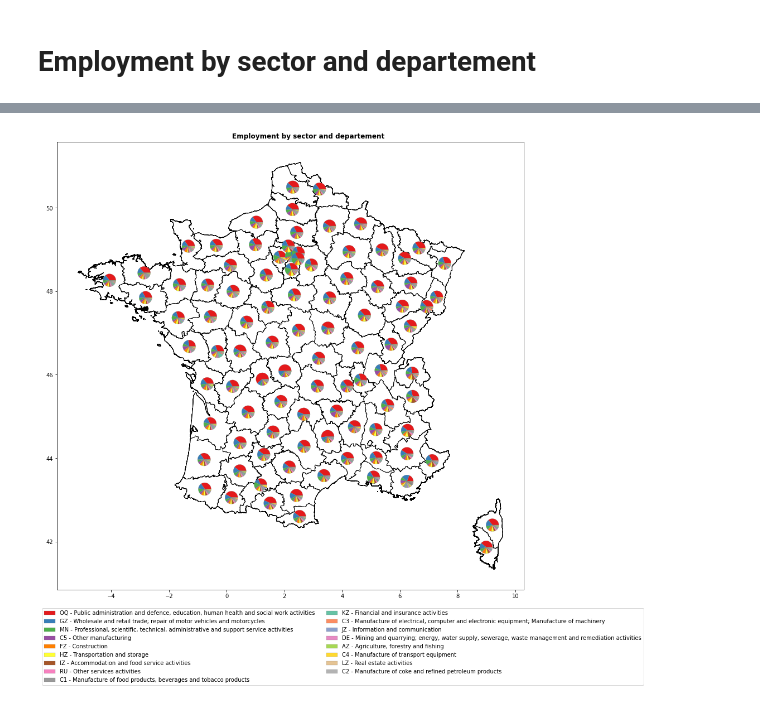
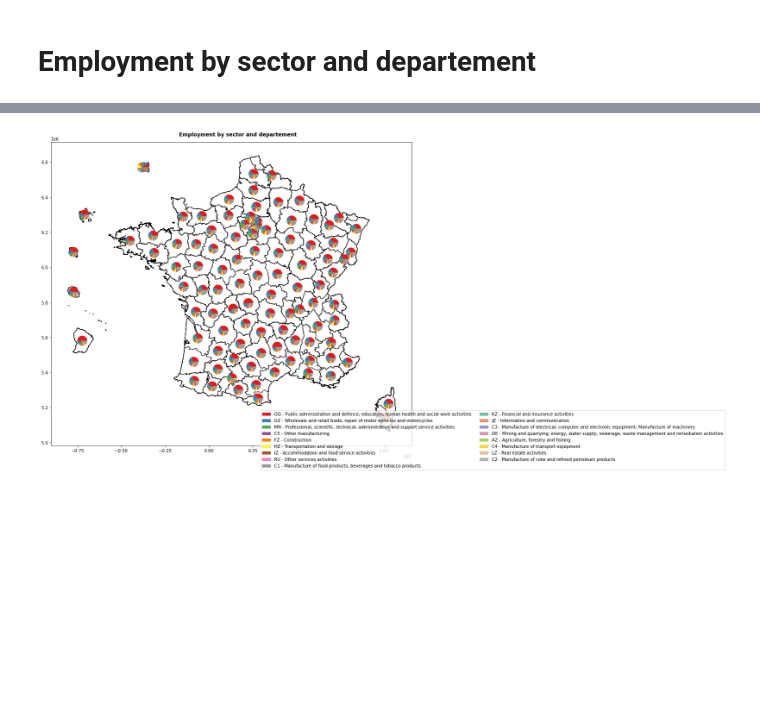
Before and after one commit to tfardet/pynsee, a Jupyter notebook: docs/examples/example_empl_sector_dep.ipynb, the cells around one changed output, grey strips where cells are left out. Drawn from its saved outputs; the diff is of its cells as text; code cells hidden in the pictures; blank space fills up the shorter version.

Commit message:
example empl sect dep update
Former-commit-id: c257a60b749405c4aa97686485b867e6d5eb4fed

```diff
--- a/docs/examples/example_empl_sector_dep.ipynb
+++ b/docs/examples/example_empl_sector_dep.ipynb
@@ -29,9 +27,12 @@ Have a look at api.insee.fr !!!
 # %%
 # get departement map
 dep = get_geodata('ADMINEXPRESS-COG-CARTO.LATEST:departement')
+dep = dep.translate()
+dep = dep.zoom()
 dep = dep[["insee_dep", "geometry"]]
 # remove overseas departments
-dep = dep[~dep['insee_dep'].isin(['971', '972', '973', '974', '976'])]
+# dep = dep[~dep['insee_dep'].isin(['971', '972', '973', '974', '976'])]
 dep = dep.rename(columns={'insee_dep': 'CODEGEO'})
+dep
 # %% [output]
 Previously saved data used
@@ -57,8 +78,8 @@ df = df[~df["A17"].isin(["ENS"])].reset_index(drop=True)
 df['employment_share'] = 100 * df["OBS_VALUE"] / df['OBS_VALUE'].groupby(df['CODEGEO']).transform('sum')
 # %%
 # merge values and geographic limits
-datamap = dep.merge(df, how = 'left', on = 'CODEGEO')
-datamap = gpd.GeoDataFrame(datamap).set_crs("EPSG:4326")
+datamap = df.merge(dep, how = 'left', on = 'CODEGEO')
+datamap = gpd.GeoDataFrame(datamap)
 # %%
 # add english activity labels at A17 level
 activity = get_activity_list("A17")
@@ -100,19 +122,20 @@ datamap
 # %%
-#draw plot
+# draw plot
 
 ax = datamap.plot(color='white', edgecolor='black', figsize = (15,15))
 
 for idep in list_dep:
     df = datamap[datamap["CODEGEO"] == idep].reset_index(drop=True)
     ratios = df["employment_share"]
     Y, X = wkt.loads(df.loc[0, "center"]).xy
-    lon, lat = Y[0], X[0]
-    ax_sub = inset_axes(ax, width=0.4, height=0.4, loc=10, bbox_to_anchor=(lon, lat), bbox_transform=ax.transData)
+    ax_sub = inset_axes(ax, width=0.4, height=0.4, loc=10, bbox_to_anchor=(Y[0], X[0]), bbox_transform=ax.transData)
     ax_sub.pie(ratios, wedgeprops={'edgecolor': 'gray','linewidth': 0.25}, colors = colors)
-plt.legend(emplTot.index, loc='lower left', bbox_to_anchor=(-15, -27), ncol=2)
-plt.title('Employment by sector and departement', x = -3, y = 7,
+
+plt.suptitle('Employment by sector and departement', x = 0.4, y = 0.85,
             horizontalalignment= 'left',
             fontsize = 12, fontweight='bold')
+plt.legend(emplTot.index, loc="lower left", bbox_to_anchor=(-10, -5), ncol=2)
+
 plt.show()
 # %% [output]
-[figure, old version]
+[figure, new version]
```
Also changed, not shown: parts of 6 cells of this notebook.
